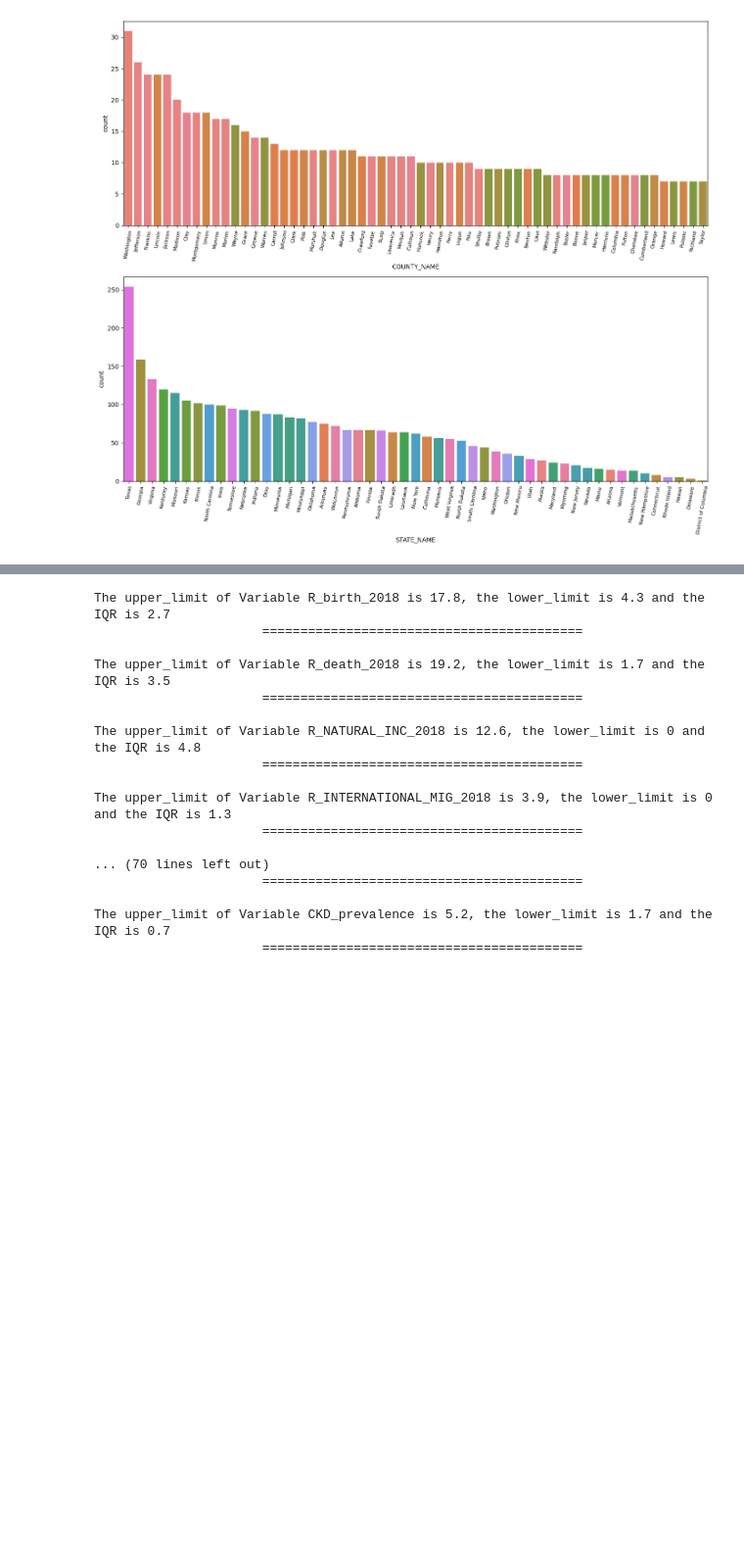
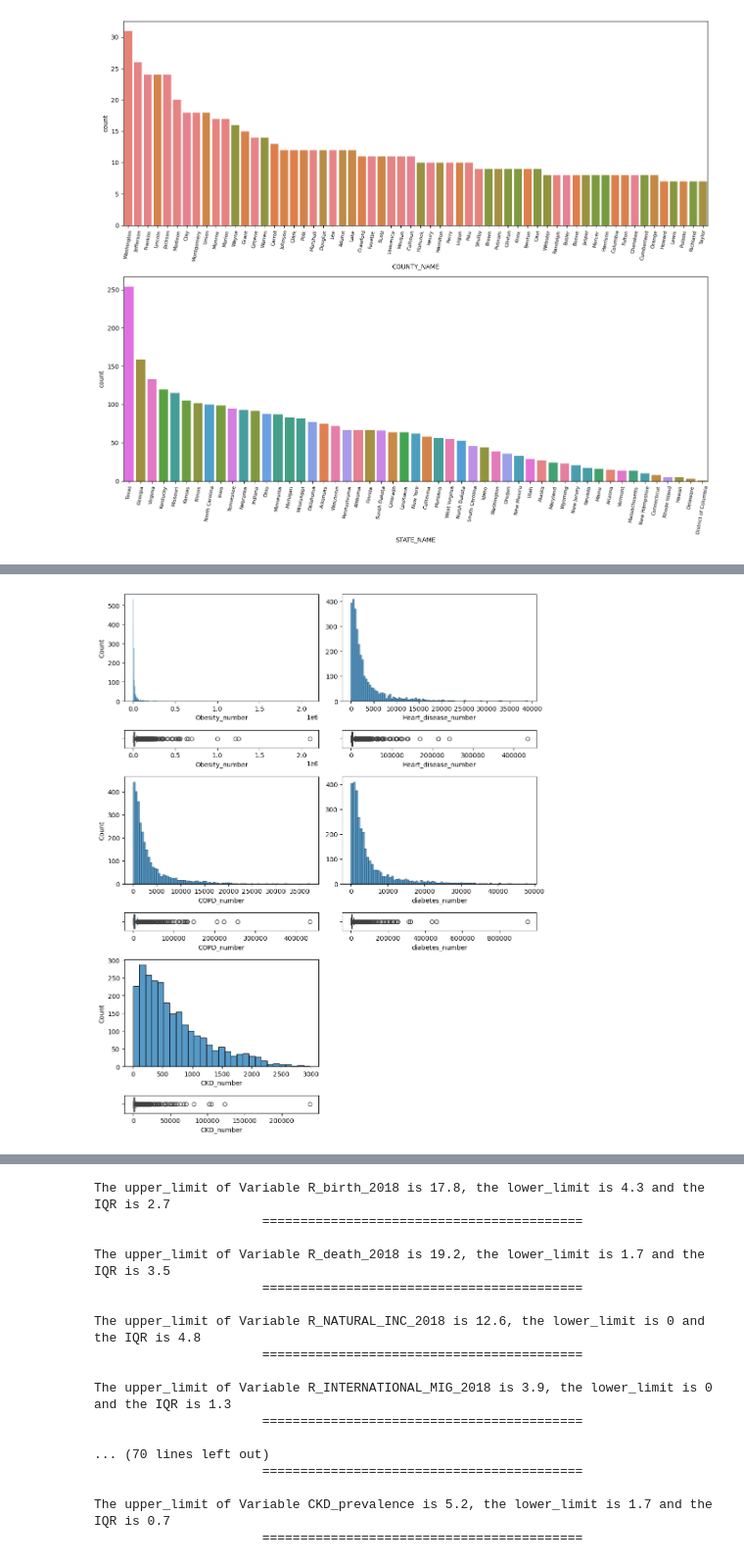
Before and after one commit to Fer-romer/Fer-romer-Regularized-Linear-Regression, a Jupyter notebook: src/explore.ipynb, the cells around one changed output, grey strips where cells are left out. Shown at 98% size. Cells and saved outputs as stored; diff of their text form; code cells hidden in the pictures; blank space fills up the shorter version.

```diff
--- a/src/explore.ipynb
+++ b/src/explore.ipynb
@@ -251,0 +218,67 @@ plt.show()
+# %%
+fig, axis = plt.subplots(6, 2,
+                            figsize = (10, 12),
+                                gridspec_kw={'height_ratios': [6, 1, 6, 1, 6, 1]})
+
+
+# ==========================Variable Obesity_number================================
+sns.histplot(ax = axis[0, 0],
+                data = filt_df,
+                    x = "Obesity_number")
+
+sns.boxplot(ax = axis[1, 0],
+                data = filt_df,
+                    x = "Obesity_number")
+
+
+# ==========================Variable Heart_disease_number=======================
+sns.histplot(ax = axis[0, 1],
+                data = filt_df[filt_df['Obesity_number']<100_000],
+                    x = "Heart_disease_number").set(ylabel = None)
+
+sns.boxplot(ax = axis[1, 1],
+                data = filt_df,
+                     x = "Heart_disease_number")
+
+
+# ==========================Variable COPD_number====================
+sns.histplot(ax = axis[2, 0],
+                data = filt_df[filt_df['Obesity_number']<100_000],
+                     x = "COPD_number")
+
+sns.boxplot(ax = axis[3, 0],
+                data = filt_df,
+                     x = "COPD_number")
+
+
+# ==========================Variable diabetes_number======
+sns.histplot(ax = axis[2, 1],
+                data = filt_df[filt_df['Obesity_number']<100_000],
+                    x = "diabetes_number").set(ylabel = None)
+
+sns.boxplot(ax = axis[3, 1],
+                data = filt_df,
+                    x = "diabetes_number")
+
+
+# ==========================Variable CKD_number====================
+sns.histplot(ax = axis[4, 0],
+                data = filt_df[filt_df['Obesity_number']<25_000],
+                    x = "CKD_number")
+
+sns.boxplot(ax = axis[5, 0],
+                data = filt_df,
+                    x = "CKD_number")
+
+
+# Remove the empty axes
+fig.delaxes(ax = axis[4,1])
+fig.delaxes(ax = axis[5,1])
+
+# Adjust the layout
+plt.tight_layout()
+
+# Show the plot
+plt.show()
+# %% [output]
+[figure, added]
```
Also changed, not shown: parts of 38 cells of this notebook, 21 other files.
